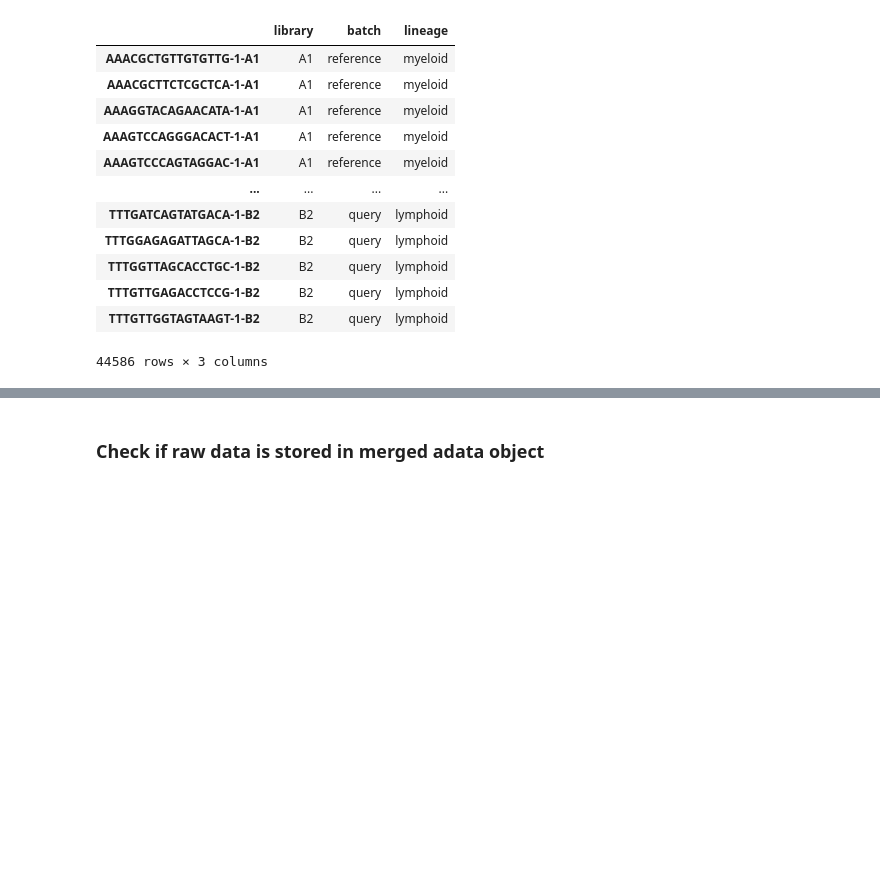
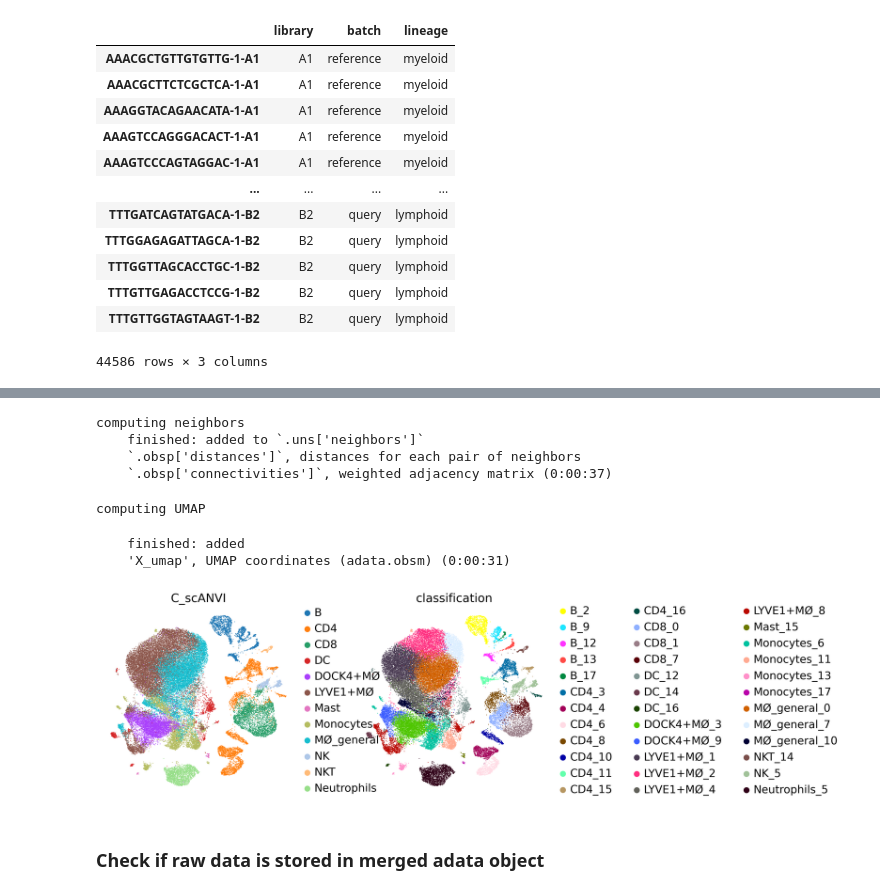
Before and after one commit to Ale-x-andra24/ACM_Mouse_Immune, a Jupyter notebook: Workflow/5_Leiden_clustering+annotation_on_all_conditions/C_merge_lymphoids+myeloids/20240507_ACM_merge_annotated_myeloids_and_lymphoids.ipynb, the cells around one changed output, grey strips where cells are left out. Drawn from its saved outputs; the diff is of its cells as text; code cells hidden in the pictures; blank space fills up the shorter version.

Commit message:
calculate a new UMAP for merged data, run milopy and scCoda

```diff
--- a/Workflow/5_Leiden_clustering+annotation_on_all_conditions/C_merge_lymphoids+myeloids/20240507_ACM_merge_annotated_myeloids_and_lymphoids.ipynb
+++ b/Workflow/5_Leiden_clustering+annotation_on_all_conditions/C_merge_lymphoids+myeloids/20240507_ACM_merge_annotated_myeloids_and_lymphoids.ipynb
@@ -46,7 +48,7 @@ def X_is_raw(adata): return np.array_equal(adata.X.sum(axis=0).astype(int), adat
 # %% [markdown]
 ### Read in both MuData sets that were clustered with `leiden`
 # %%
-mdata_myeloid = mu.read_h5mu('/Users/alex/data/ACM_cardiac_leuco/5_Leiden_clustering_and_annotation/ACM_myeloids_leiden_clustering_muon_ac240502.raw.h5mu')
+mdata_myeloid = mu.read_h5mu('/home/acirnu/data/ACM_cardiac_leuco/5_Leiden_clustering_and_annotation/ACM_myeloids_leiden_clustering_muon_ac240502.raw.h5mu')
 mdata_myeloid
 # %% [output]
 MuData object with n_obs × n_vars = 34482 × 29477
@@ -66,7 +68,7 @@ MuData object with n_obs × n_vars = 34482 × 29477
       varm:     'PCs'
       layers:   'counts', 'log_norm'
 # %%
-mdata_lymphoid = mu.read_h5mu('/Users/alex/data/ACM_cardiac_leuco/5_Leiden_clustering_and_annotation/ACM_lymphoids_leiden_clustering_muon_ac240506.raw.h5mu')
+mdata_lymphoid = mu.read_h5mu('/home/acirnu/data/ACM_cardiac_leuco/5_Leiden_clustering_and_annotation/ACM_lymphoids_leiden_clustering_muon_ac240506.raw.h5mu')
 mdata_lymphoid
 # %% [output]
 MuData object with n_obs × n_vars = 10104 × 29477
@@ -93,3 +95,6 @@ lymphoid_rna = mdata_lymphoid.mod['rna']
 
 myeloid_prot = mdata_myeloid.mod['prot']
 lymphoid_prot = mdata_lymphoid.mod['prot']
+# %%
+myeloid_rna.obs['classification'] = myeloid_rna.obs['leiden'].copy()
+lymphoid_rna.obs['classification'] = lymphoid_rna.obs['leiden'].copy()
@@ -96,3 +125,27 @@ lymphoid_prot = mdata_lymphoid.mod['prot']
+# %%
+label_mapping = {
+    '0': 'CD8_0',
+    '1': 'CD8_1',
+    '2': 'B_2',
+    '3': 'CD4_3',
+    '4': 'CD4_4',
+    '5': 'NK_5',
+    '6': 'CD4_6',
+    '7': 'CD8_7',
+    '8': 'CD4_8',
+    '9': 'B_9',
+    '10': 'CD4_10',
+    '11': 'CD4_11',
+    '12': 'B_12',
+    '13': 'B_13',
+    '14': 'NKT_14',
+    '15': 'CD4_15',
+    '16': 'CD4_16',
+    '17': 'B_17'
+}
+
+# Apply the mapping to the 'classification' column explicitly converting to string
+lymphoid_rna.obs['classification'] = lymphoid_rna.obs['classification'].astype(str).replace(label_mapping)
 # %% [markdown]
 ### Concatenate the **rna** and the **prot** AnnData objects separately
 # %%
@@ -152,3 +217,20 @@ prot.obs
+# %%
+sc.pp.neighbors(rna, use_rep = "X_scANVI", n_neighbors = 150, metric = 'minkowski')
+# %% [output]
+computing neighbors
+    finished: added to `.uns['neighbors']`
+    `.obsp['distances']`, distances for each pair of neighbors
+    `.obsp['connectivities']`, weighted adjacency matrix (0:00:37)
+# %%
+sc.tl.umap(rna, min_dist = 1.5, spread = 8, random_state = 1712)
+# %% [output]
+computing UMAP
+    finished: added
+    'X_umap', UMAP coordinates (adata.obsm) (0:00:31)
+# %%
+sc.pl.umap(rna, color=['C_scANVI', 'classification'], size = 3, frameon = False)
+# %% [output]
+[figure, added]
 # %% [markdown]
 ### Check if raw data is stored in merged adata object
 # %%
```
Also changed, not shown: parts of 9 cells of this notebook, 5 other files.
